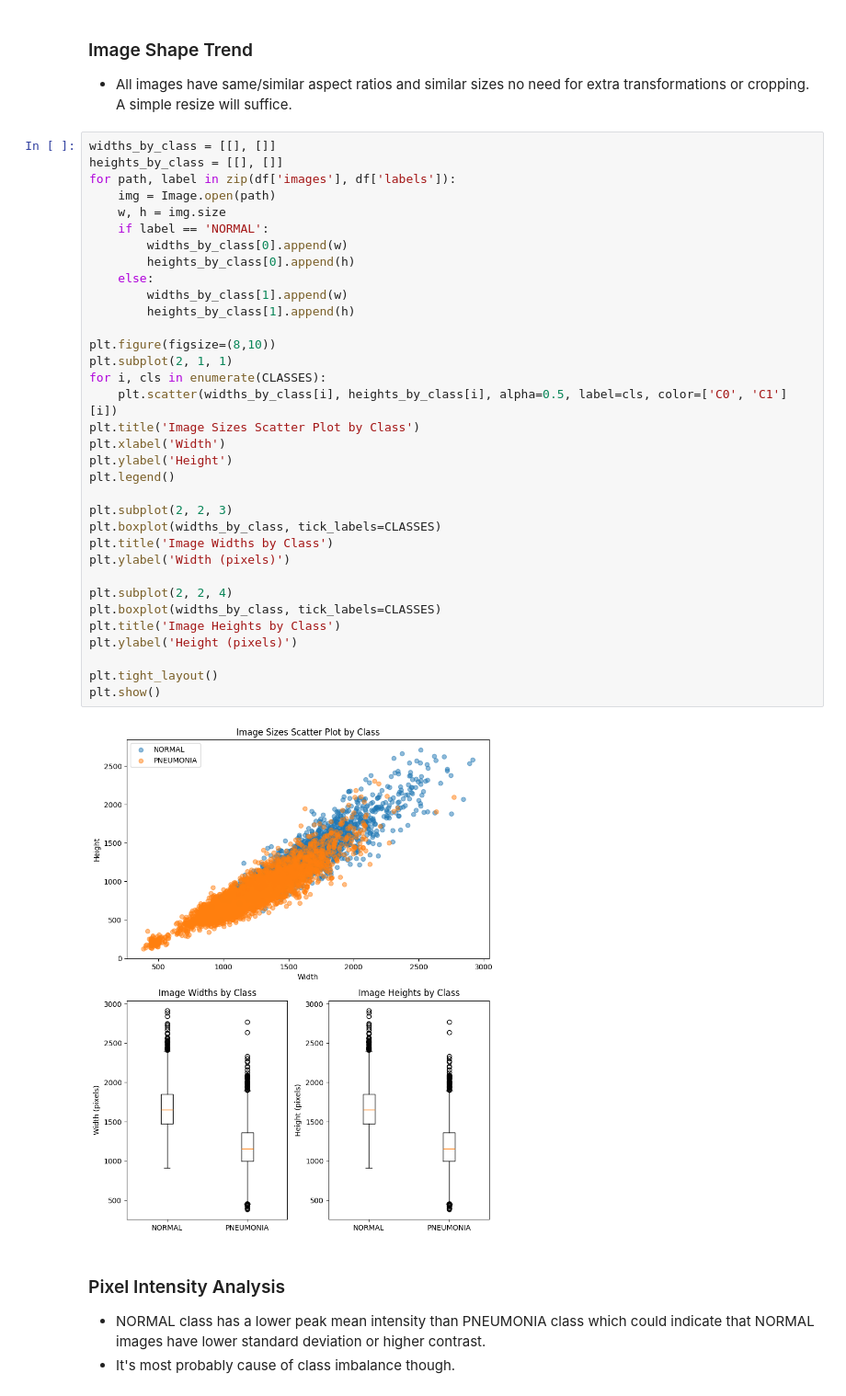
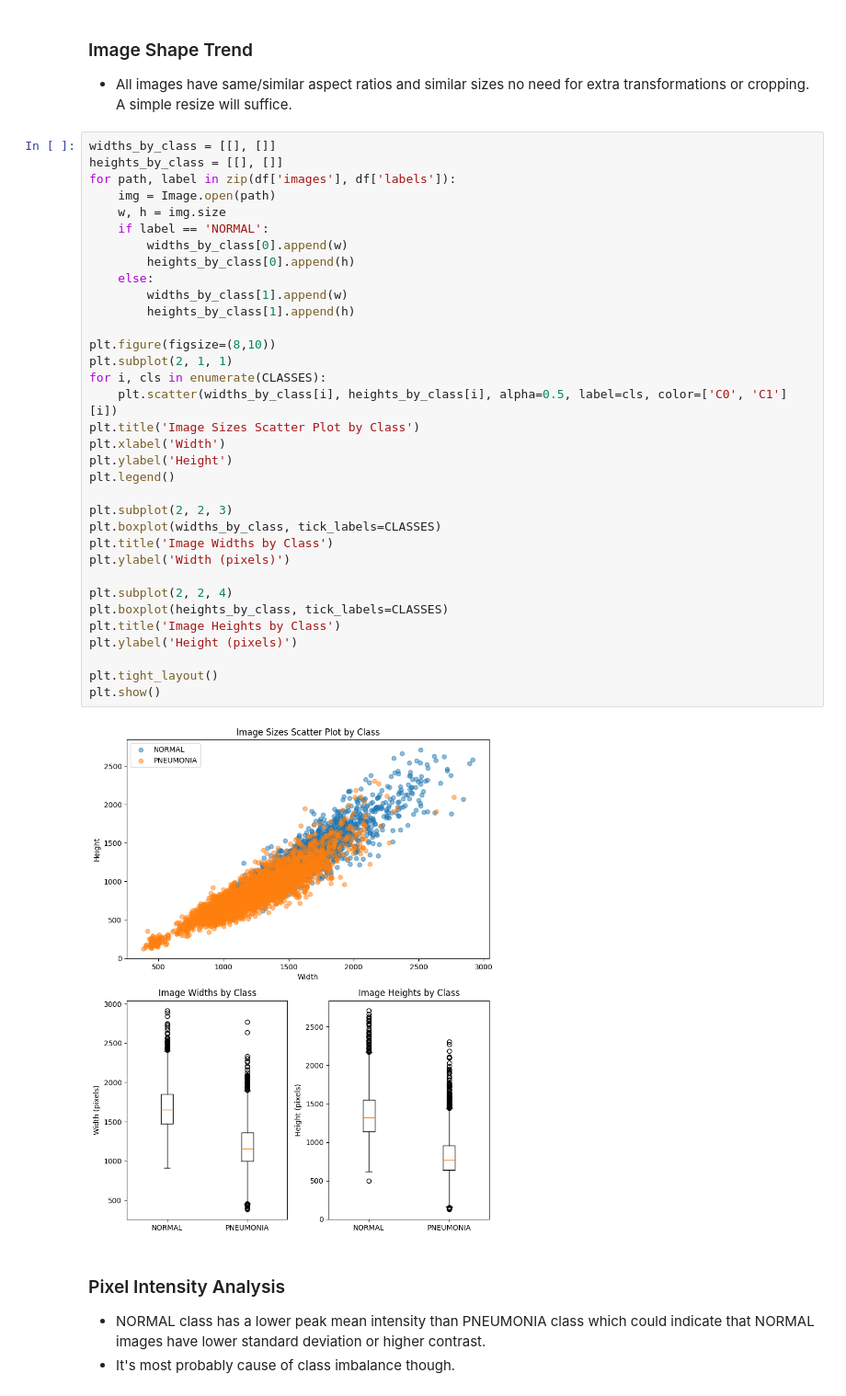
Before and after one commit to o4096/ChestXRayPneumoniaDetection, a Jupyter notebook: eda.ipynb, the cells around one changed output. Shown at 92% size. Cells and saved outputs as stored; diff of their text form.

```diff
--- a/eda.ipynb
+++ b/eda.ipynb
@@ -61,35 +61,35 @@ for path, label in zip(df['images'], df['labels']):
     img = Image.open(path)
     w, h = img.size
     if label == 'NORMAL':
         widths_by_class[0].append(w)
         heights_by_class[0].append(h)
     else:
         widths_by_class[1].append(w)
         heights_by_class[1].append(h)
 
 plt.figure(figsize=(8,10))
 plt.subplot(2, 1, 1)
 for i, cls in enumerate(CLASSES):
     plt.scatter(widths_by_class[i], heights_by_class[i], alpha=0.5, label=cls, color=['C0', 'C1'][i])
 plt.title('Image Sizes Scatter Plot by Class')
 plt.xlabel('Width')
 plt.ylabel('Height')
 plt.legend()
 
 plt.subplot(2, 2, 3)
 plt.boxplot(widths_by_class, tick_labels=CLASSES)
 plt.title('Image Widths by Class')
 plt.ylabel('Width (pixels)')
 
 plt.subplot(2, 2, 4)
-plt.boxplot(widths_by_class, tick_labels=CLASSES)
+plt.boxplot(heights_by_class, tick_labels=CLASSES)
 plt.title('Image Heights by Class')
 plt.ylabel('Height (pixels)')
 
 plt.tight_layout()
 plt.show()
 # %% [output]
-[figure, old version]
+[figure, new version]
 # %% [markdown]
 ### Pixel Intensity Analysis
 - NORMAL class has a lower peak mean intensity than PNEUMONIA class which could indicate that NORMAL images have lower standard deviation or higher contrast.
```
Also changed, not shown: parts of 1 cell of this notebook, 1 other file.
